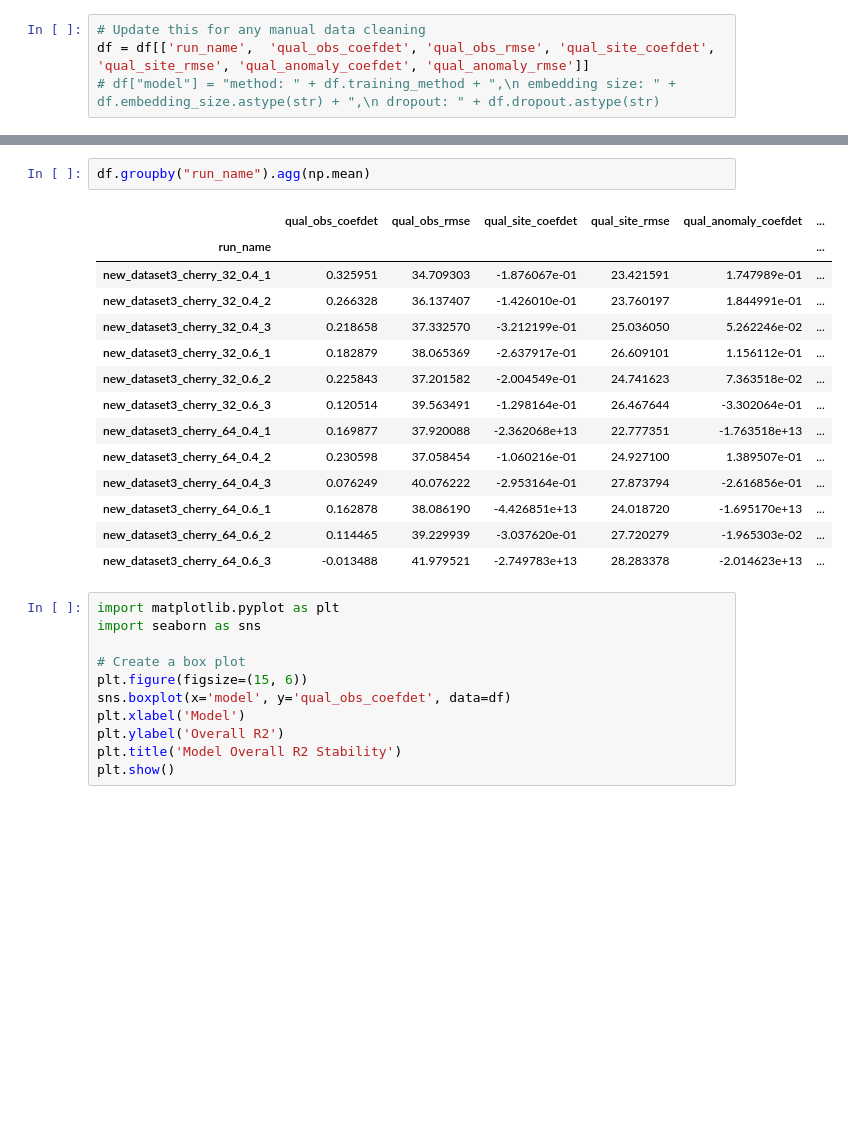
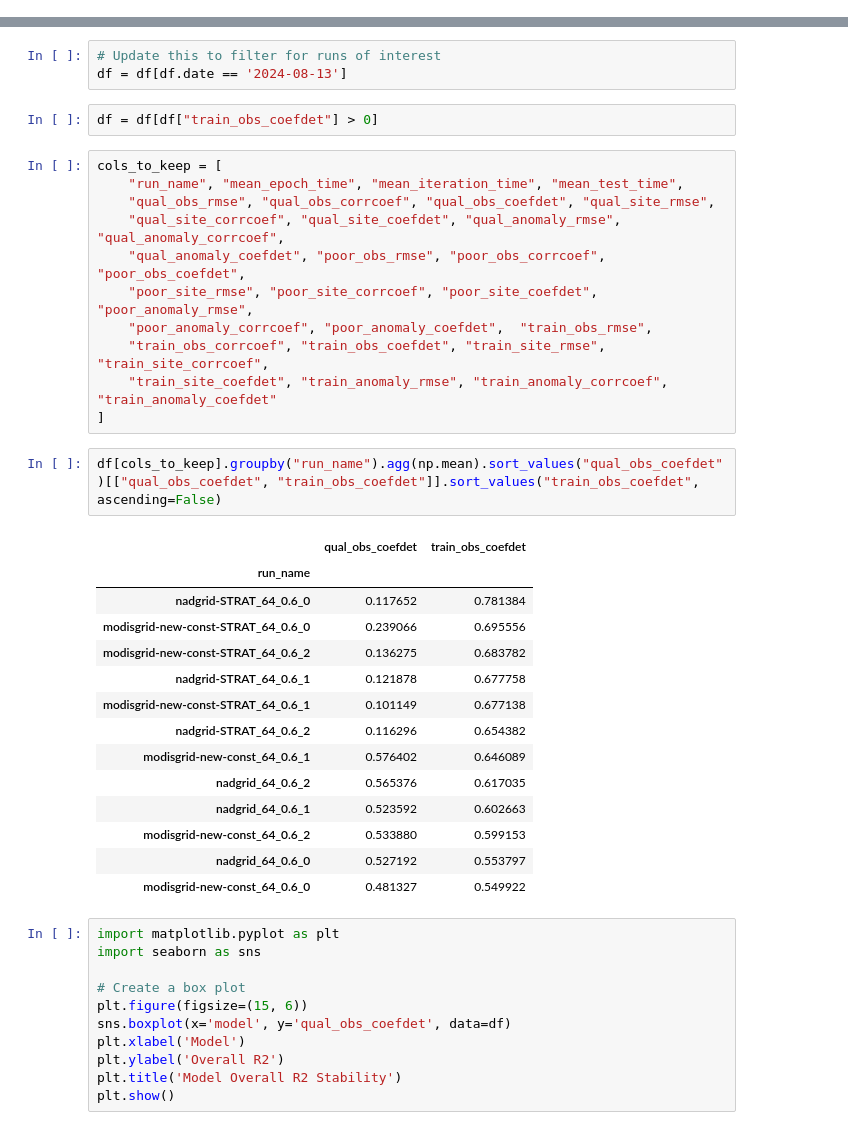
Before and after one commit to codebyandy/geolearn, a Jupyter notebook: app/vegetation/attention/andy/figures/analyze.ipynb, the cells around one changed output, grey strips where cells are left out. Drawn from its saved outputs; the diff is of its cells as text; blank space fills up the shorter version.

```diff
--- a/app/vegetation/attention/andy/figures/analyze.ipynb
+++ b/app/vegetation/attention/andy/figures/analyze.ipynb
@@ -17,7 +11,3 @@ df = pd.read_csv(results_path)
-# %%
-# Update this for any manual data cleaning
-df = df[['run_name',  'qual_obs_coefdet', 'qual_obs_rmse', 'qual_site_coefdet', 'qual_site_rmse', 'qual_anomaly_coefdet', 'qual_anomaly_rmse']]
-# df["model"] = "method: " + df.training_method + ",\n embedding size: " + df.embedding_size.astype(str) + ",\n dropout: " + df.dropout.astype(str)
 # %%
 df
 # %% [output]
@@ -41,20 +32,36 @@ df
+# %%
+# Update this to filter for runs of interest
+df = df[df.date == '2024-08-13']
+# %%
+df = df[df["train_obs_coefdet"] > 0]
+# %%
+cols_to_keep = [
+    "run_name", "mean_epoch_time", "mean_iteration_time", "mean_test_time",
+    "qual_obs_rmse", "qual_obs_corrcoef", "qual_obs_coefdet", "qual_site_rmse",
+    "qual_site_corrcoef", "qual_site_coefdet", "qual_anomaly_rmse", "qual_anomaly_corrcoef",
+    "qual_anomaly_coefdet", "poor_obs_rmse", "poor_obs_corrcoef", "poor_obs_coefdet",
+    "poor_site_rmse", "poor_site_corrcoef", "poor_site_coefdet", "poor_anomaly_rmse",
+    "poor_anomaly_corrcoef", "poor_anomaly_coefdet",  "train_obs_rmse",
+    "train_obs_corrcoef", "train_obs_coefdet", "train_site_rmse", "train_site_corrcoef",
+    "train_site_coefdet", "train_anomaly_rmse", "train_anomaly_corrcoef", "train_anomaly_coefdet"
+]
 # %%
-df.groupby("run_name").agg(np.mean)
+df[cols_to_keep].groupby("run_name").agg(np.mean).sort_values("qual_obs_coefdet")[["qual_obs_coefdet", "train_obs_coefdet"]].sort_values("train_obs_coefdet", ascending=False)
 # %% [output]
-|  | qual_obs_coefdet | qual_obs_rmse | qual_site_coefdet | qual_site_rmse | qual_anomaly_coefdet | ... |
-| run_name |  |  |  |  |  | ... |
-| new_dataset3_cherry_32_0.4_1 | 0.325951 | 34.709303 | -1.876067e-01 | 23.421591 | 1.747989e-01 | ... |
-| new_dataset3_cherry_32_0.4_2 | 0.266328 | 36.137407 | -1.426010e-01 | 23.760197 | 1.844991e-01 | ... |
-| new_dataset3_cherry_32_0.4_3 | 0.218658 | 37.332570 | -3.212199e-01 | 25.036050 | 5.262246e-02 | ... |
-| new_dataset3_cherry_32_0.6_1 | 0.182879 | 38.065369 | -2.637917e-01 | 26.609101 | 1.156112e-01 | ... |
-| new_dataset3_cherry_32_0.6_2 | 0.225843 | 37.201582 | -2.004549e-01 | 24.741623 | 7.363518e-02 | ... |
-| new_dataset3_cherry_32_0.6_3 | 0.120514 | 39.563491 | -1.298164e-01 | 26.467644 | -3.302064e-01 | ... |
-| new_dataset3_cherry_64_0.4_1 | 0.169877 | 37.920088 | -2.362068e+13 | 22.777351 | -1.763518e+13 | ... |
-| new_dataset3_cherry_64_0.4_2 | 0.230598 | 37.058454 | -1.060216e-01 | 24.927100 | 1.389507e-01 | ... |
-| new_dataset3_cherry_64_0.4_3 | 0.076249 | 40.076222 | -2.953164e-01 | 27.873794 | -2.616856e-01 | ... |
-| new_dataset3_cherry_64_0.6_1 | 0.162878 | 38.086190 | -4.426851e+13 | 24.018720 | -1.695170e+13 | ... |
-| new_dataset3_cherry_64_0.6_2 | 0.114465 | 39.229939 | -3.037620e-01 | 27.720279 | -1.965303e-02 | ... |
-| new_dataset3_cherry_64_0.6_3 | -0.013488 | 41.979521 | -2.749783e+13 | 28.283378 | -2.014623e+13 | ... |
+|  | qual_obs_coefdet | train_obs_coefdet |
+| run_name |  |  |
+| nadgrid-STRAT_64_0.6_0 | 0.117652 | 0.781384 |
+| modisgrid-new-const-STRAT_64_0.6_0 | 0.239066 | 0.695556 |
+| modisgrid-new-const-STRAT_64_0.6_2 | 0.136275 | 0.683782 |
+| nadgrid-STRAT_64_0.6_1 | 0.121878 | 0.677758 |
+| modisgrid-new-const-STRAT_64_0.6_1 | 0.101149 | 0.677138 |
+| nadgrid-STRAT_64_0.6_2 | 0.116296 | 0.654382 |
+| modisgrid-new-const_64_0.6_1 | 0.576402 | 0.646089 |
+| nadgrid_64_0.6_2 | 0.565376 | 0.617035 |
+| nadgrid_64_0.6_1 | 0.523592 | 0.602663 |
+| modisgrid-new-const_64_0.6_2 | 0.533880 | 0.599153 |
+| nadgrid_64_0.6_0 | 0.527192 | 0.553797 |
+| modisgrid-new-const_64_0.6_0 | 0.481327 | 0.549922 |
 # %%
 import matplotlib.pyplot as plt
 import seaborn as sns
```
Also changed, not shown: parts of 4 cells of this notebook, 2 other files.
